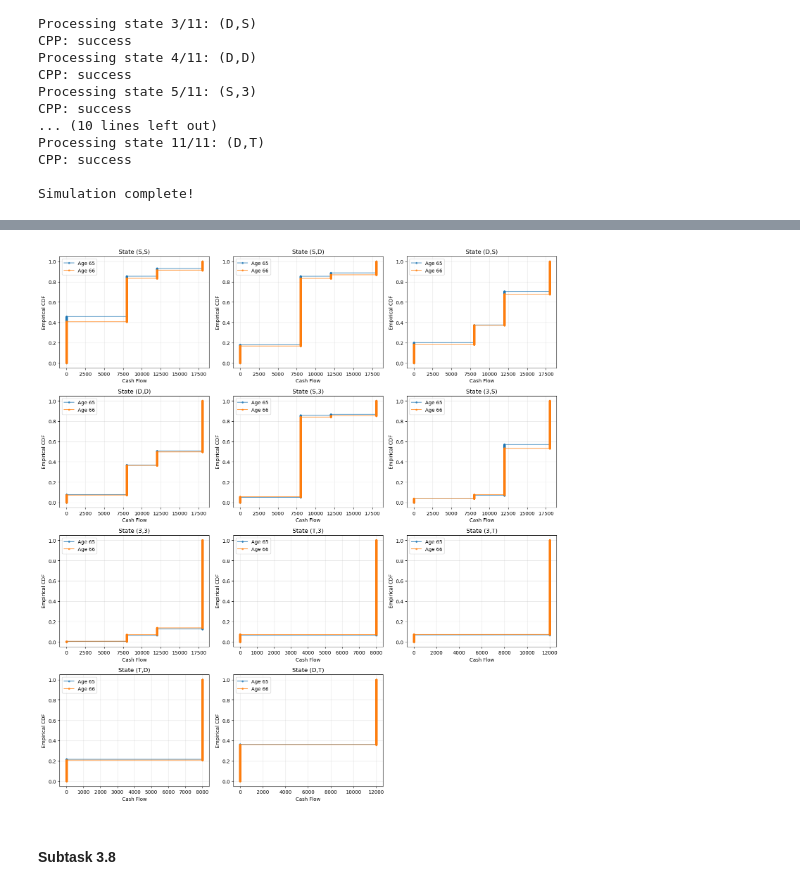
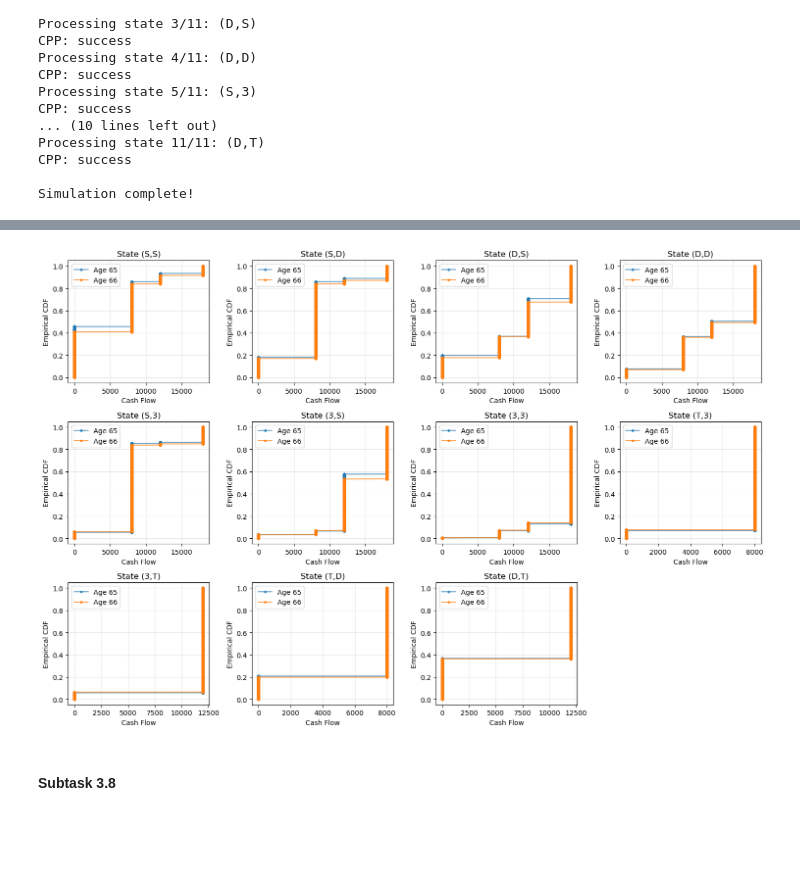
Before and after one commit to samizwei/Life-Insurance-Sami, a Jupyter notebook: Exam_Final_SZ.ipynb, the cells around one changed output, grey strips where cells are left out. Cells and saved outputs as stored; diff of their text form; code cells hidden in the pictures; blank space fills up the shorter version.

```diff
--- a/Exam_Final_SZ.ipynb
+++ b/Exam_Final_SZ.ipynb
@@ -407,12 +423,0 @@ for i,s in enumerate(Symbols):
-# %%
-plt.figure()
-plt.ylabel("Mean Reserve Estimates")
-plt.xlabel("Number of Simulations")
-for i,s in enumerate(Symbols):
-    symb1 = s[0]
-    symb2 = s[1]
-    line, = plt.plot(meanVals[i,:], 'd-', label="(%s,%s)"%(symb1,symb2))
-    plt.hlines(reserves_excact[i], xmin=0, xmax=len(ns)-1, colors=line.get_color(), linestyles='dashed')
-plt.xticks(np.arange(len(ns)), ns)
-plt.legend(bbox_to_anchor=(1.05, 1), loc='upper left')
-plt.show()
@@ -435,7 +438,7 @@ for i,s in enumerate(Symbols):
     y1 = data_to_plot[i,:,0] - data_to_plot[i,:,1]
     y2 = data_to_plot[i,:,0] + data_to_plot[i,:,1]
     plt.fill_between(range(len(ns)), y1, y2, alpha=0.3)
-    line,= plt.plot(data_to_plot[i,:,0], 'd-', label="(%s,%s)"%(symb1,symb2))
+    line,= plt.plot(data_to_plot[i,:,0], 'd-', color=colors[i], label="(%s,%s)"%(symb1,symb2))
     plt.hlines(reserves_excact[i], xmin=0, xmax=len(ns)-1, colors=line.get_color(), linestyles='dashed')
 plt.xticks(np.arange(len(ns)), ns)
 plt.legend(bbox_to_anchor=(1.05, 1), loc='upper left')
@@ -457,10 +455,11 @@ ys = np.sort(simulations, axis=-1)
 plt.figure()
 plt.title("Empirical CDF for different intial states with 100'0000 simulations")
 for j, elt in enumerate(Symbols):
-    plt.plot(ys[j,:], xs, label="(%s,%s)"%(elt[0],elt[1]))
+    plt.plot(ys[j,:], xs, color=colors[j], label="(%s,%s)"%(elt[0],elt[1]))
 
-plt.legend(bbox_to_anchor=(1.05, 1), loc='upper left')
+plt.legend(bbox_to_anchor=(0.5, -0.15), loc='upper center', ncol=6)
 plt.grid()
-# plt.savefig("Plots/Empirical_CDF_Markov_States_34.png", bbox_inches='tight', dpi=600)
+plt.tight_layout()
+plt.savefig("Plots/Empirical_CDF_Markov_States_34.png", bbox_inches='tight', dpi=600)
 plt.show()
 # %% [output]
@@ -503,20 +501,20 @@ Quantiles for state (S,D)
 90.00 pct --->  425473.25
 95.00 pct --->  425473.25
 # %%
-plt.figure(figsize=(12, 6))
+plt.figure(figsize=(8, 6))
 plt.title("Quantiles for Different Initial States")
 plt.xlabel(r'Quantile $\alpha$')
 plt.ylabel("Reserve Value")
 plt.xticks()
 
 for i, s in enumerate(Symbols):
+    plt.plot(quant, quantiles_cdf[i, :], 'd-', color=colors[i], label="(%s,%s)" % (s[0], s[1]))
 
-    plt.plot(quant, quantiles_cdf[i, :], 'd-', label="(%s,%s)" % (s[0], s[1]))
 tks = ['5%', '10%', '25%', '50%', '75%', '90%', '95%']
 plt.xticks(quant, tks)
-plt.legend(bbox_to_anchor=(1.05, 1), loc='upper left')
+plt.legend(bbox_to_anchor=(0.5, -0.15), loc='upper center', ncol=6)
 plt.grid(True, alpha=0.3)
 plt.tight_layout()
-plt.savefig("Plots/Quantiles_Markov_States_34.png", bbox_inches='tight', dpi=600)
+# plt.savefig("Plots/Quantiles_Markov_States_34.png", bbox_inches='tight', dpi=600)
 plt.show()
 # %% [output]
@@ -796,36 +788,36 @@ array([ 5348.4,  7838.6, 10676.2, 12881.4,  8974. , 14015.4, 16955.4,
 # %%
 # x65 = np.unique(cashflows_65)
 # Plot empirical CDFs for cashflows at ages 65 and 66 for all states
-fig, axes = plt.subplots(nrows=4, ncols=3, figsize=(15, 16))
+fig, axes = plt.subplots(nrows=3, ncols=4, figsize=(15, 10))
 axes = axes.flatten()
 
 for state_idx, s in enumerate(Symbols):
     ax = axes[state_idx]
 
     # Get cashflows for this state
     cf_65 = np.sort(cashflows_65_all[state_idx, :])
     cf_66 = np.sort(cashflows_66_all[state_idx, :])
 
     # Empirical CDF values
     ecdf_vals = np.arange(1, n_simulations + 1) / n_simulations
 
     # Plot
     ax.plot(cf_65, ecdf_vals, '.-', label='Age 65', alpha=0.7)
     ax.plot(cf_66, ecdf_vals, '.-', label='Age 66', alpha=0.7)
     ax.set_title(f"State ({s[0]},{s[1]})")
     ax.set_xlabel("Cash Flow")
     ax.set_ylabel("Empirical CDF")
     ax.legend()
     ax.grid(True, alpha=0.3)
 
 # Hide the last empty subplot
 axes[-1].axis('off')
 
 plt.tight_layout()
-# plt.savefig("Plots/Empirical_CDF_Cashflows_All_States.png", bbox_inches='tight', dpi=600)
+plt.savefig("Plots/Empirical_CDF_Cashflows_All_States.png", bbox_inches='tight', dpi=600)
 plt.show()
 # %% [output]
-[figure, old version]
+[figure, new version]
 # %% [markdown]
 #### Subtask 3.8
 # %%
```
Also changed, not shown: parts of 20 cells of this notebook, 16 other files.
